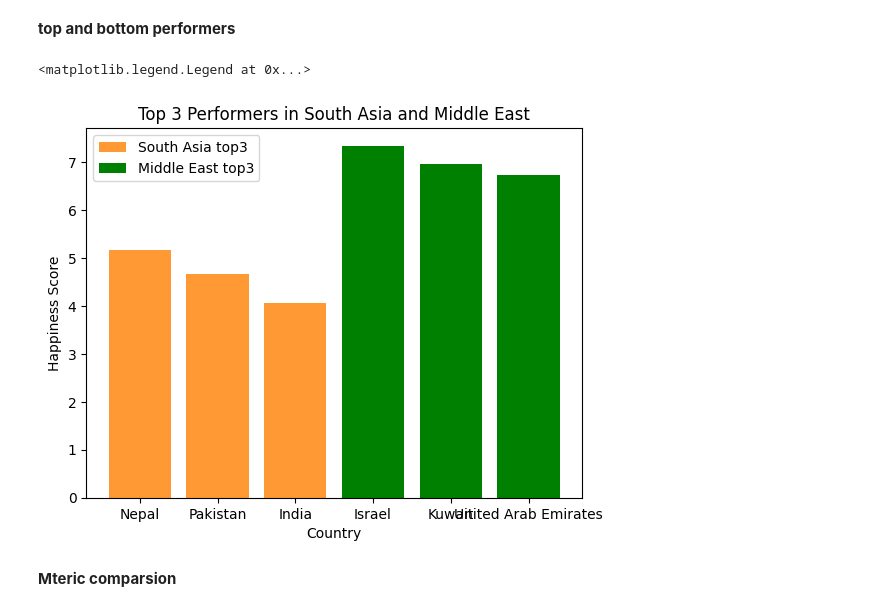
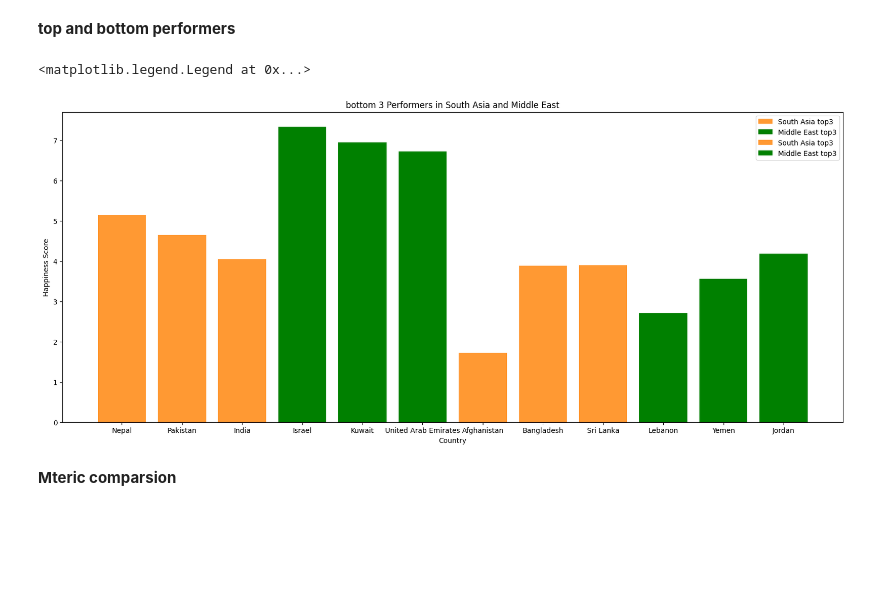
Before and after one commit to AshreenDangol/Assignment-1, a Jupyter notebook: 2407774_ASHREEN_DANGOL.ipynb, the cells around one changed output. Cells and saved outputs as stored; diff of their text form; code cells hidden in the pictures; blank space fills up the shorter version.

Commit message:
Add files via upload
added bottom 3 same mistake as commit 1

```diff
--- a/2407774_ASHREEN_DANGOL.ipynb
+++ b/2407774_ASHREEN_DANGOL.ipynb
@@ -578,23 +578,31 @@ else:
 # %%
 #for top 3 countires of each region
 southTop3 = south_df.nlargest(3,'score')
 middleTop3 = middle_df.nlargest(3,'score')
 
 #for bottom 3 countries
 southBot3 = south_df.nsmallest(3,'score')
 middleBot3 = middle_df.nsmallest(3,'score')
 
-
+plt.figure(figsize=(20, 8))
 plt.bar(southTop3['Country name'], southTop3['score'], label = 'South Asia top3', color = "#FF9933" )
 plt.bar(middleTop3['Country name'], middleTop3['score'], label = 'Middle East top3', color= 'green')
 
 plt.xlabel("Country")
 plt.ylabel("Happiness Score")
 plt.title("Top 3 Performers in South Asia and Middle East")
 plt.legend()
+
+plt.bar(southBot3['Country name'], southBot3['score'], label = 'South Asia top3', color = "#FF9933" )
+plt.bar(middleBot3['Country name'], middleBot3['score'], label = 'Middle East top3', color= 'green')
+
+plt.xlabel("Country")
+plt.ylabel("Happiness Score")
+plt.title("bottom 3 Performers in South Asia and Middle East")
+plt.legend()
 # %% [output]
 <matplotlib.legend.Legend at 0x...>
-[figure, old version]
+[figure, new version]
 # %% [markdown]
 **Mteric comparsion**
 # %%
```
